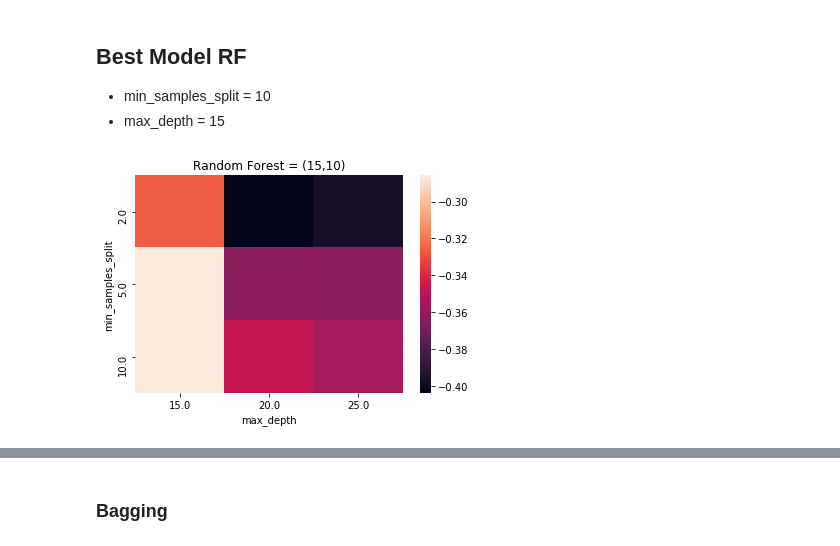
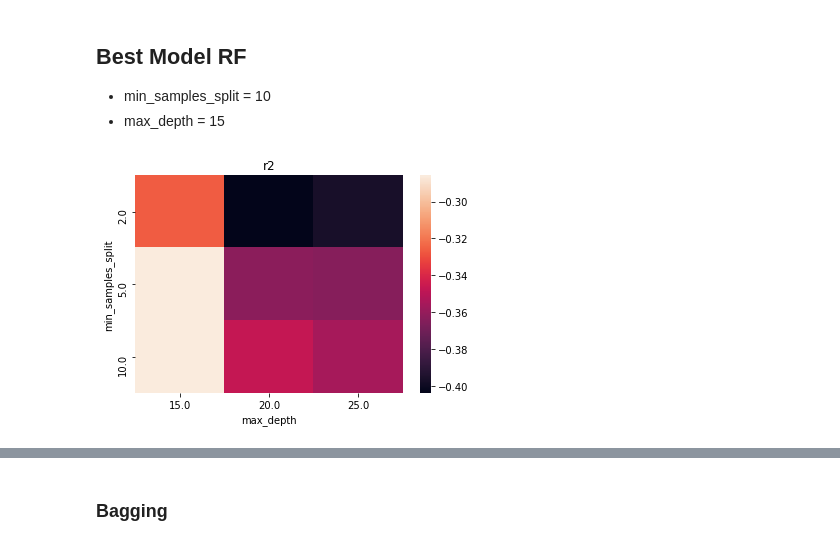
Before and after one commit to meenmo/Forecasting_Stock_Returns_via_Supervised_Learning, a Jupyter notebook: Code/AAT-DT_Final.ipynb, the cells around one changed output, grey strips where cells are left out. Cells and saved outputs as stored; diff of their text form; code cells hidden in the pictures.

```diff
--- a/Code/AAT-DT_Final.ipynb
+++ b/Code/AAT-DT_Final.ipynb
@@ -713,22 +720,20 @@ Best MSE:  1.0461347284116116
 # %%
 import seaborn as sns
 
 # plot nicely
 x_index = np.unique(rf_df.loc[:,'min_sample_split'])
 y_index = np.unique((rf_df.loc[:,'max_depth']))
 a = pd.DataFrame(index = x_index, columns = y_index)
 
 for i in x_index:
     for j in y_index:
         a.loc[i,j] = list(rf_df.loc[(rf_df['min_sample_split'] == i) & (rf_df['max_depth'] == j),'mean_r2'])[0]#.astype(float)
 a = a.apply(pd.to_numeric)
 sns.heatmap(a)
 plt.xlabel('max_depth')
 plt.ylabel('min_samples_split')
 plt.title('r2')
-plt.title('Random Forest = (15,10)')
 plt.savefig(plot_path+'Best_Model_RF')
-
 plt.show()
 # %% [output]
-[figure, old version]
+[figure, new version]
```
Also changed, not shown: parts of 20 cells of this notebook.
